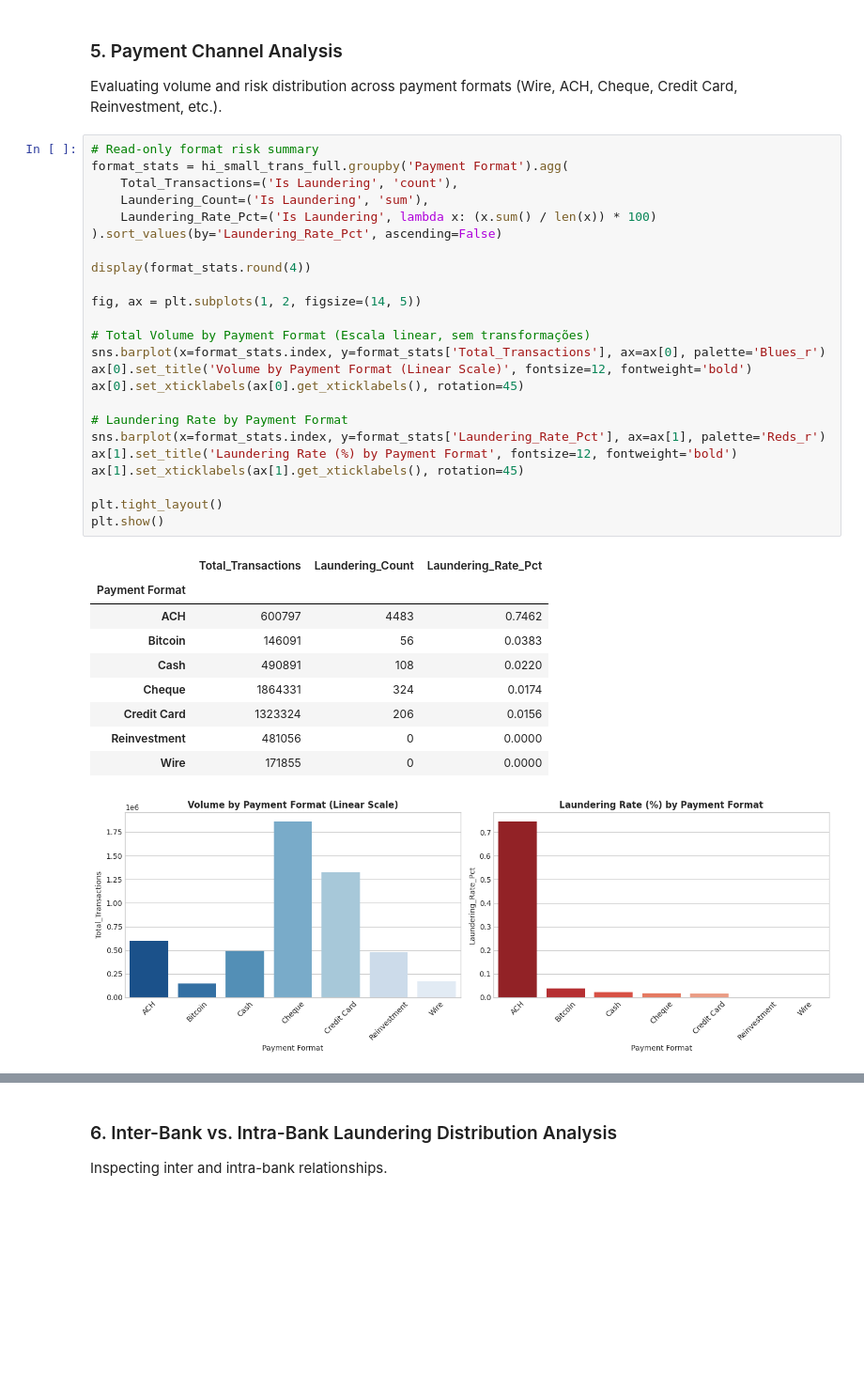
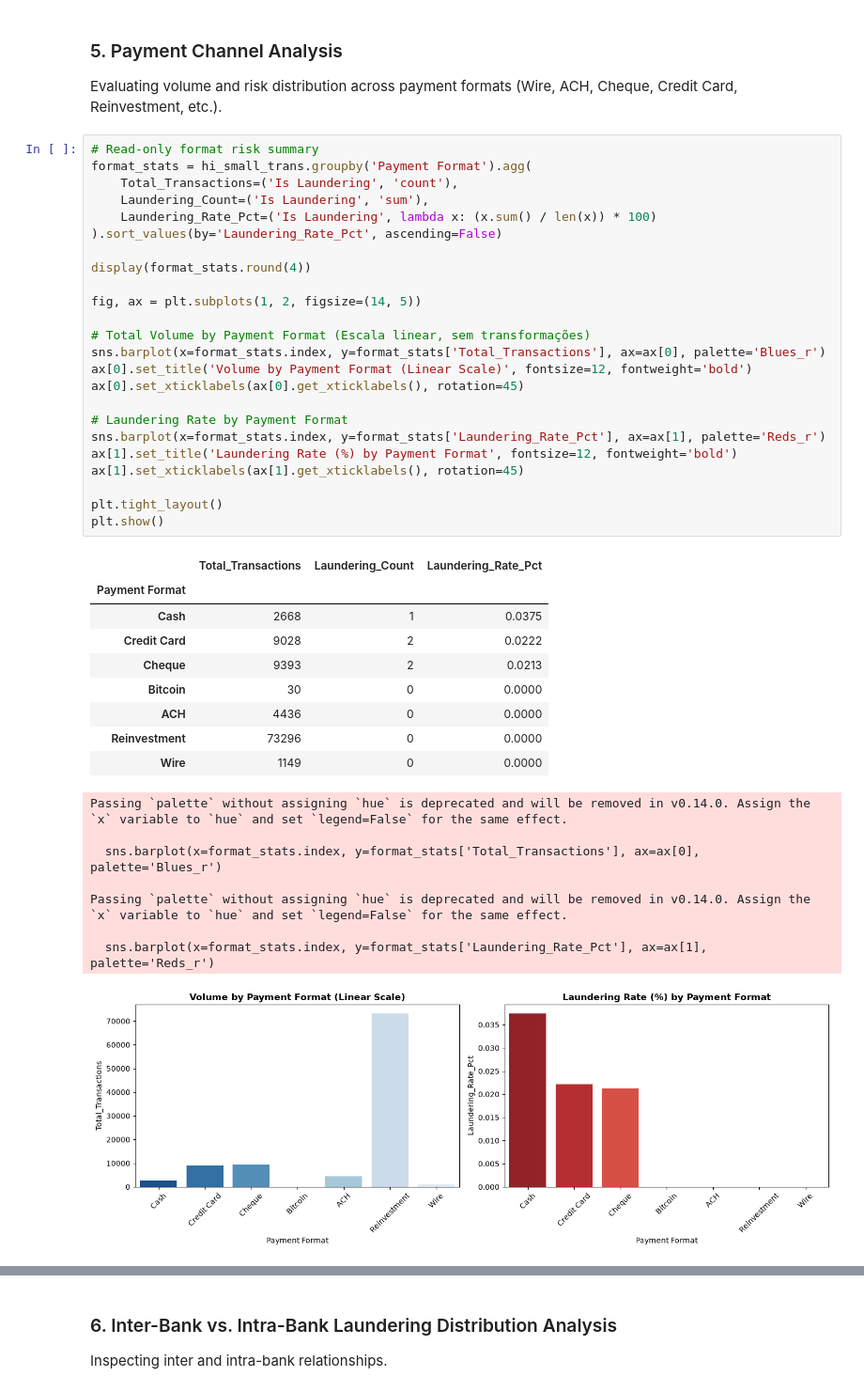
Before and after one commit to jnfpm/Capstone-Project, a Jupyter notebook: EDA.ipynb, the cells around one changed output, grey strips where cells are left out. Shown at 94% size. Drawn from its saved outputs; the diff is of its cells as text; blank space fills up the shorter version.

```diff
--- a/EDA.ipynb
+++ b/EDA.ipynb
@@ -479,36 +1450,43 @@ The transaction volume remains relatively stable throughout the 30 minutes analy
 Evaluating volume and risk distribution across payment formats (Wire, ACH, Cheque, Credit Card, Reinvestment, etc.).
 # %%
 # Read-only format risk summary
-format_stats = hi_small_trans_full.groupby('Payment Format').agg(
+format_stats = hi_small_trans.groupby('Payment Format').agg(
     Total_Transactions=('Is Laundering', 'count'),
     Laundering_Count=('Is Laundering', 'sum'),
     Laundering_Rate_Pct=('Is Laundering', lambda x: (x.sum() / len(x)) * 100)
 ).sort_values(by='Laundering_Rate_Pct', ascending=False)
 
 display(format_stats.round(4))
 
 fig, ax = plt.subplots(1, 2, figsize=(14, 5))
 
 # Total Volume by Payment Format (Escala linear, sem transformações)
 sns.barplot(x=format_stats.index, y=format_stats['Total_Transactions'], ax=ax[0], palette='Blues_r')
 ax[0].set_title('Volume by Payment Format (Linear Scale)', fontsize=12, fontweight='bold')
 ax[0].set_xticklabels(ax[0].get_xticklabels(), rotation=45)
 
 # Laundering Rate by Payment Format
 sns.barplot(x=format_stats.index, y=format_stats['Laundering_Rate_Pct'], ax=ax[1], palette='Reds_r')
 ax[1].set_title('Laundering Rate (%) by Payment Format', fontsize=12, fontweight='bold')
 ax[1].set_xticklabels(ax[1].get_xticklabels(), rotation=45)
 
 plt.tight_layout()
 plt.show()
 # %% [output]
 |  | Total_Transactions | Laundering_Count | Laundering_Rate_Pct |
 | Payment Format |  |  |  |
-| ACH | 600797 | 4483 | 0.7462 |
-| Bitcoin | 146091 | 56 | 0.0383 |
-| Cash | 490891 | 108 | 0.0220 |
-| Cheque | 1864331 | 324 | 0.0174 |
-| Credit Card | 1323324 | 206 | 0.0156 |
-| Reinvestment | 481056 | 0 | 0.0000 |
-| Wire | 171855 | 0 | 0.0000 |
+| Cash | 2668 | 1 | 0.0375 |
+| Credit Card | 9028 | 2 | 0.0222 |
+| Cheque | 9393 | 2 | 0.0213 |
+| Bitcoin | 30 | 0 | 0.0000 |
+| ACH | 4436 | 0 | 0.0000 |
+| Reinvestment | 73296 | 0 | 0.0000 |
+| Wire | 1149 | 0 | 0.0000 |
+Passing `palette` without assigning `hue` is deprecated and will be removed in v0.14.0. Assign the `x` variable to `hue` and set `legend=False` for the same effect.
+
+  sns.barplot(x=format_stats.index, y=format_stats['Total_Transactions'], ax=ax[0], palette='Blues_r')
+
+Passing `palette` without assigning `hue` is deprecated and will be removed in v0.14.0. Assign the `x` variable to `hue` and set `legend=False` for the same effect.
+
+  sns.barplot(x=format_stats.index, y=format_stats['Laundering_Rate_Pct'], ax=ax[1], palette='Reds_r')
-[figure, old version]
+[figure, new version]
```
Also changed, not shown: parts of 122 cells of this notebook.
